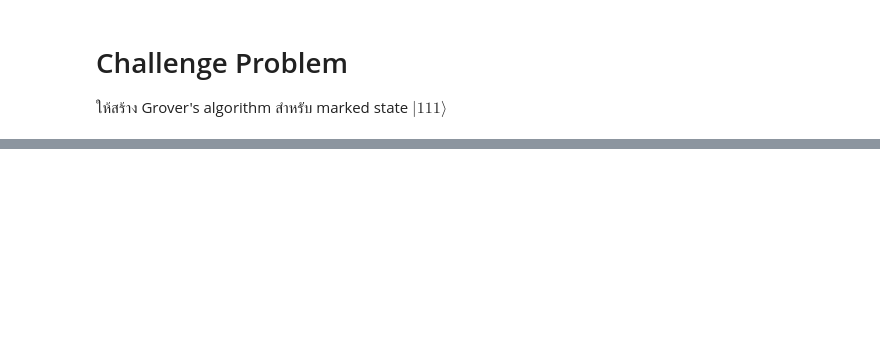
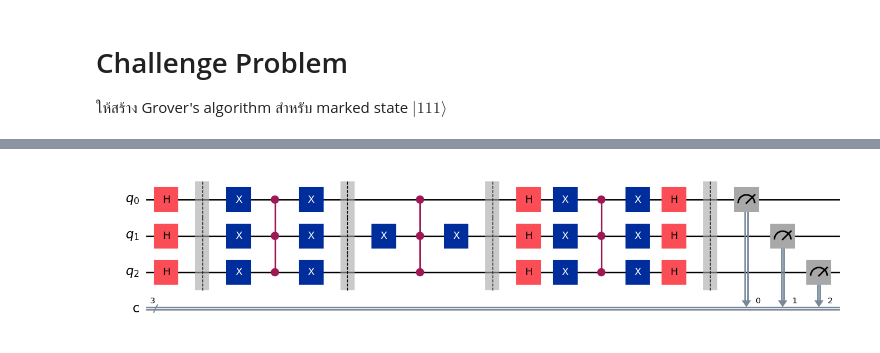
Before and after one commit to ThanapolKhamhla/Grovers-algorithm, a Jupyter notebook: Grover.ipynb, the cells around one changed output, grey strips where cells are left out. Drawn from its saved outputs; the diff is of its cells as text; code cells hidden in the pictures; blank space fills up the shorter version.

```diff
--- a/Grover.ipynb
+++ b/Grover.ipynb
@@ -139,0 +139,89 @@ plot_histogram(counts)
+# %%
+# Step 1: Initialization - Apply Hadamard gates to all qubits
+def init(num_qubits)->int:
+
+  bits = [i for i in range(num_qubits)]
+  for bit in range(num_qubits):
+    grover.h(bit)
+
+# Step 2: Build the oracle #mark |111>
+def oracle(bits, marks)->(list, list):
+  for i, mark in enumerate(marks):
+    if mark == [0,0,0]:
+      grover.barrier()
+      grover.x([bits[i] for i in range(num_qubits)])
+      grover.ccz(bits[0], bits[1], bits[2])
+      grover.x([bits[i] for i in range(num_qubits)])
+
+    elif mark == [0,0,1]:
+      grover.barrier()
+      grover.x([bits[1], bits[2]])
+      grover.ccz(bits[0], bits[1], bits[2])
+      grover.x([bits[1], bits[2]])
+
+    elif mark == [0,1,0]:
+      grover.barrier()
+      grover.x([bits[0], bits[2]])
+      grover.ccz(bits[0], bits[1], bits[2])
+      grover.x([bits[0], bits[2]])
+
+    elif mark == [0,1,1]:
+      grover.barrier()
+      grover.x(bits[2])
+      grover.ccz(bits[0], bits[1], bits[2])
+      grover.x(bits[2])
+
+    elif mark == [1,0,0]:
+      grover.barrier()
+      grover.x([bits[0], bits[1]])
+      grover.ccz(bits[0], bits[1], bits[2])
+      grover.x([bits[0], bits[1]])
+
+    elif mark == [1,0,1]:
+      grover.barrier()
+      grover.x([bits[1]])
+      grover.ccz(bits[0], bits[1], bits[2])
+      grover.x([bits[1]])
+
+    elif mark == [1,1,0]:
+      grover.barrier()
+      grover.x([bits[0]])
+      grover.ccz(bits[0], bits[1], bits[2])
+
+    elif mark == [1,1,1]:
+      grover.barrier()
+      grover.ccz(bits[0], bits[1], bits[2])
+
+# Step 3: Construct the diffusion operator
+def diffuser(bits)->list:
+  grover.barrier()
+  grover.h([bits[i] for i in range(num_qubits)])
+  grover.x([bits[i] for i in range(num_qubits)])
+  grover.ccz(bits[0], bits[1], bits[2])
+  grover.x([bits[i] for i in range(num_qubits)])
+  grover.h([bits[i] for i in range(num_qubits)])
+
+# Step 4: Run the algorithm iteratively
+def iter_run(iter)->int:
+  for i in range(iter):
+    oracle(bits, mark)
+    diffuser(bits)
+
+# Step 5: Measure the results
+def measure_all(bits)->list:
+  grover.barrier()
+  grover.measure(bits, bits)
+
+# Set up the quantum circuit
+num_qubits = 3
+iter = 1
+mark = [[0,0,0], [1,0,1]]
+
+
+grover = QuantumCircuit(num_qubits, num_qubits)
+init(num_qubits)
+iter_run(iter)
+measure_all(bits)
+print(f"Mark, {mark}")
+grover.draw('mpl')
+# %% [output]
@@ -139,0 +229 @@ plot_histogram(counts)
+[figure, added]
```
Also changed, not shown: parts of 9 cells of this notebook.
